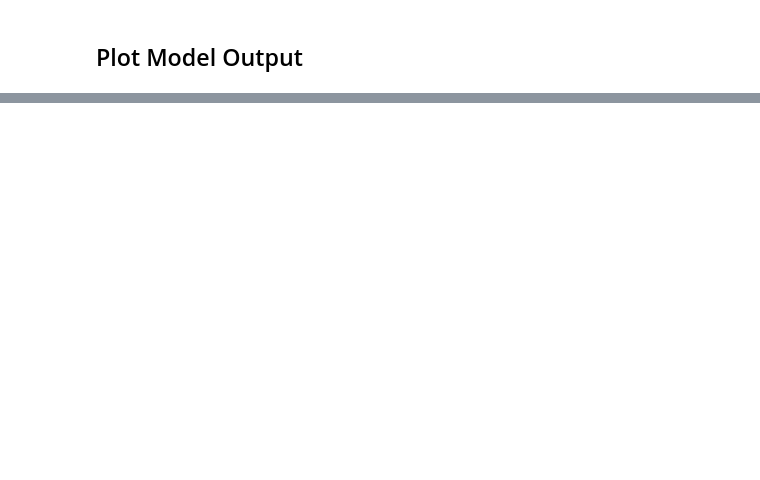
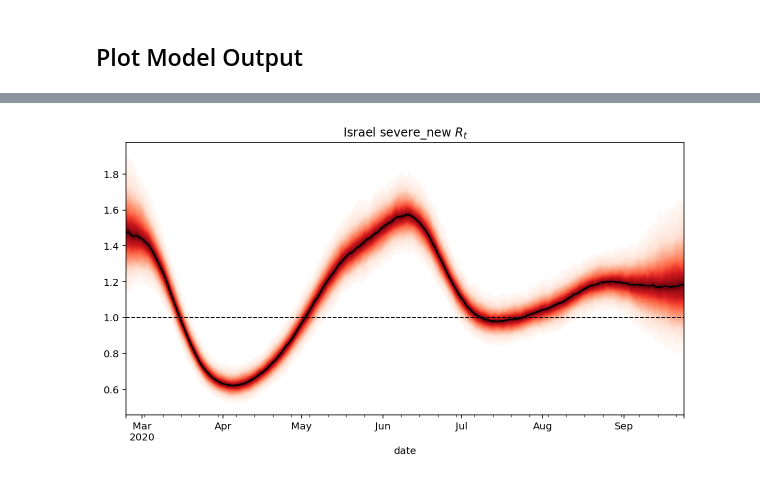
Before and after one commit to asafpr/covid-model, a Jupyter notebook: notebooks/rtlive-Israel-model.ipynb, the cells around one changed output, grey strips where cells are left out. Saved outputs shown, nothing was run; the diff lists cells and outputs as text; code cells hidden in the pictures; blank space fills up the shorter version.

```diff
--- a/notebooks/rtlive-Israel-model.ipynb
+++ b/notebooks/rtlive-Israel-model.ipynb
@@ -102,0 +151,24 @@ fig.set_facecolor('w')
+# %%
+fig, ax = plt.subplots(figsize=(10,5))
+
+ax.set_title(f"{region} severe_new $R_t$")
+samples = gmsev.trace['r_t']
+x=resultsev.index
+cmap = plt.get_cmap("Reds")
+percs = np.linspace(51, 99, 40)
+colors = (percs - np.min(percs)) / (np.max(percs) - np.min(percs))
+samples = samples.T
+
+resultsev["median"].plot(c="k", ls='-')
+
+for i, p in enumerate(percs[::-1]):
+    upper = np.percentile(samples, p, axis=1)
+    lower = np.percentile(samples, 100-p, axis=1)
+    color_val = colors[i]
+    ax.fill_between(x, upper, lower, color=cmap(color_val), alpha=.8)
+
+ax.axhline(1.0, c="k", lw=1, linestyle="--")
+ax.set_xlim(right=pd.Timestamp.today()-pd.Timedelta(days=10))
+fig.set_facecolor('w')
+# %% [output]
+[figure, added]
```
Also changed, not shown: parts of 11 cells of this notebook, 5 other files.
